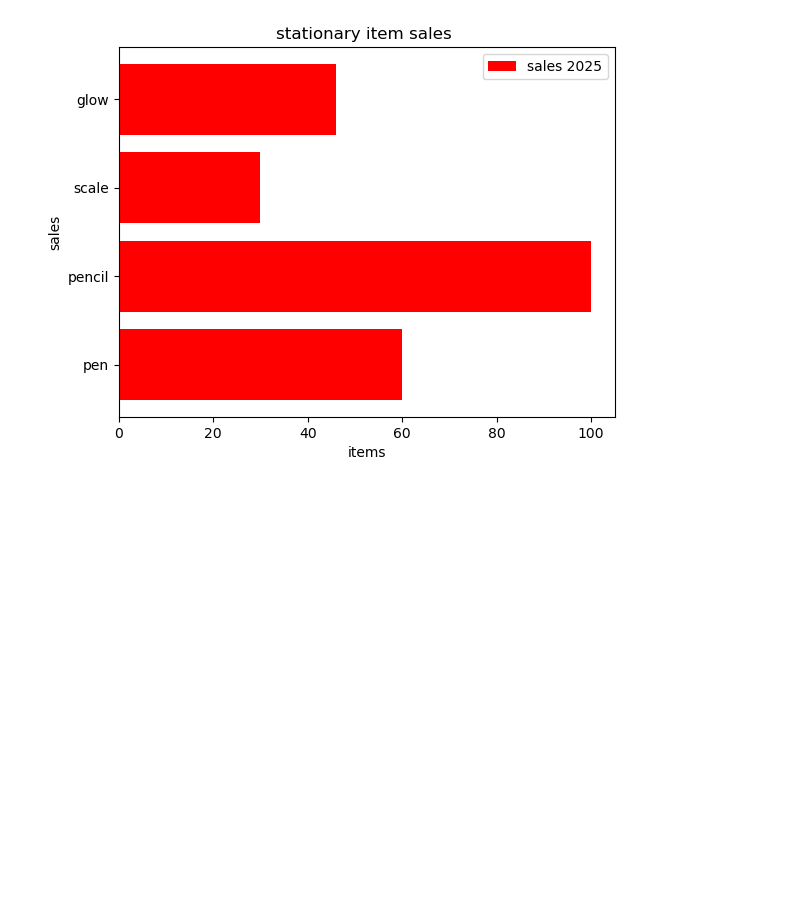
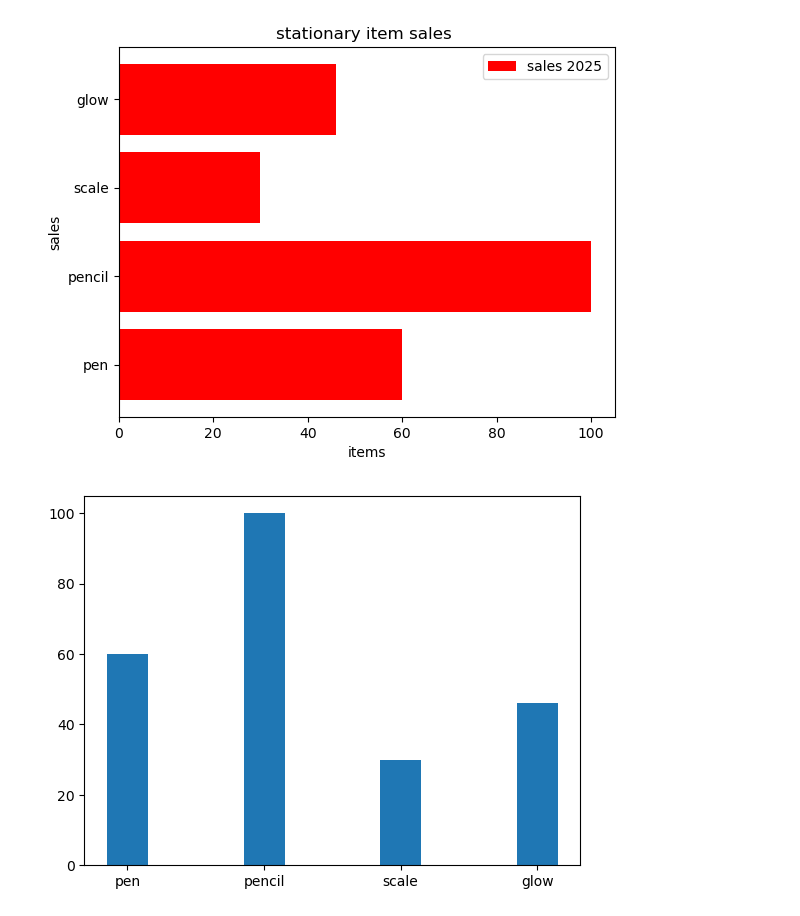
Before and after one commit to Yashshakya1/jupyter_nootbook, a Jupyter notebook: data science(self learning)/matplotlib/bar_charts.ipynb, the cells around one changed output. Drawn from its saved outputs; the diff is of its cells as text; code cells hidden in the pictures; blank space fills up the shorter version.

```diff
--- a/data science(self learning)/matplotlib/bar_charts.ipynb
+++ b/data science(self learning)/matplotlib/bar_charts.ipynb
@@ -22,3 +22,8 @@ plt.ylabel("sales")
 # %% [output]
 Text(0, 0.5, 'sales')
 [figure]
+# %%
+plt.bar(x,y,width=0.3) # The default width value is 0.8
+plt.show()
+# %% [output]
+[figure, added]
```
Also changed, not shown: parts of 6 cells of this notebook.
